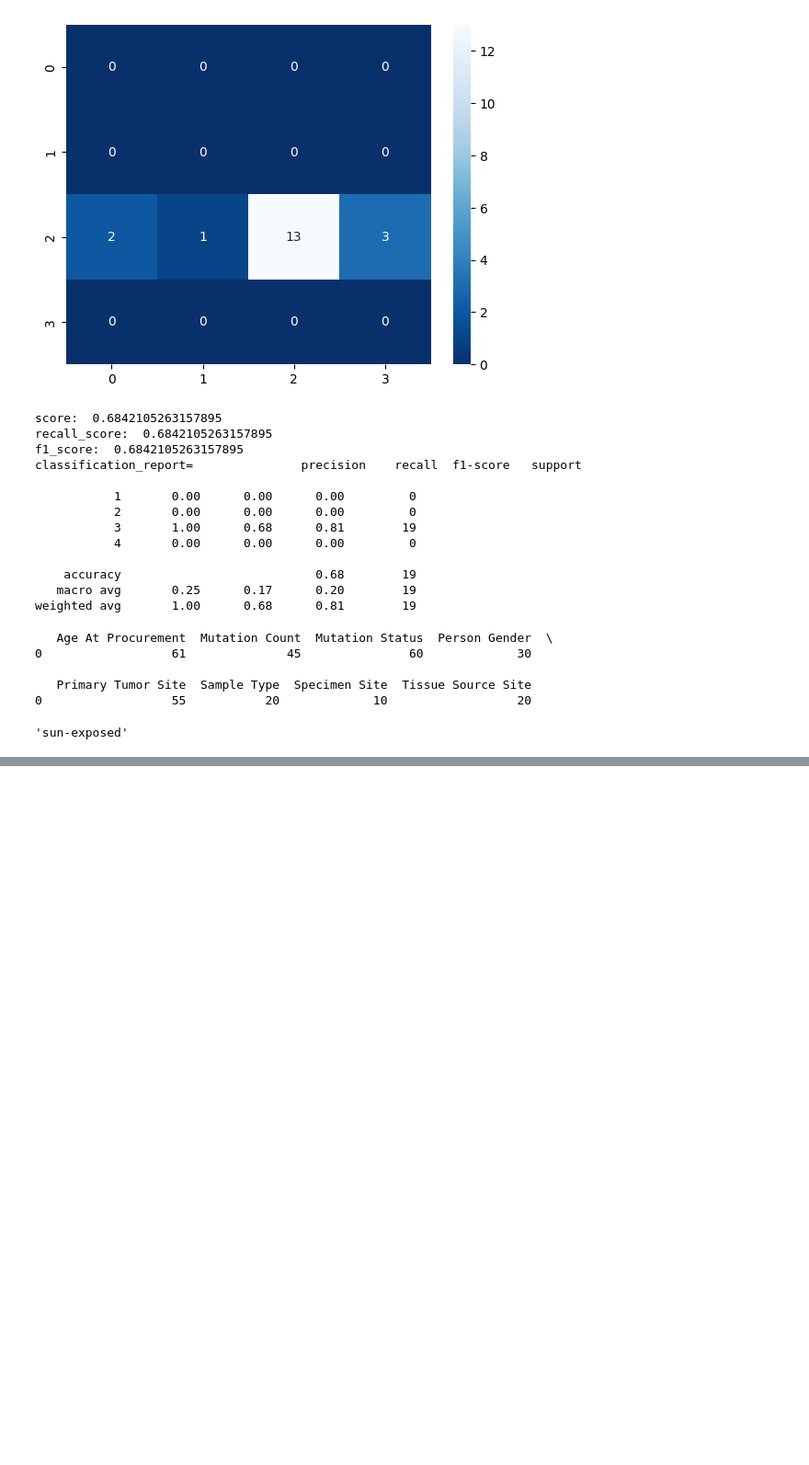
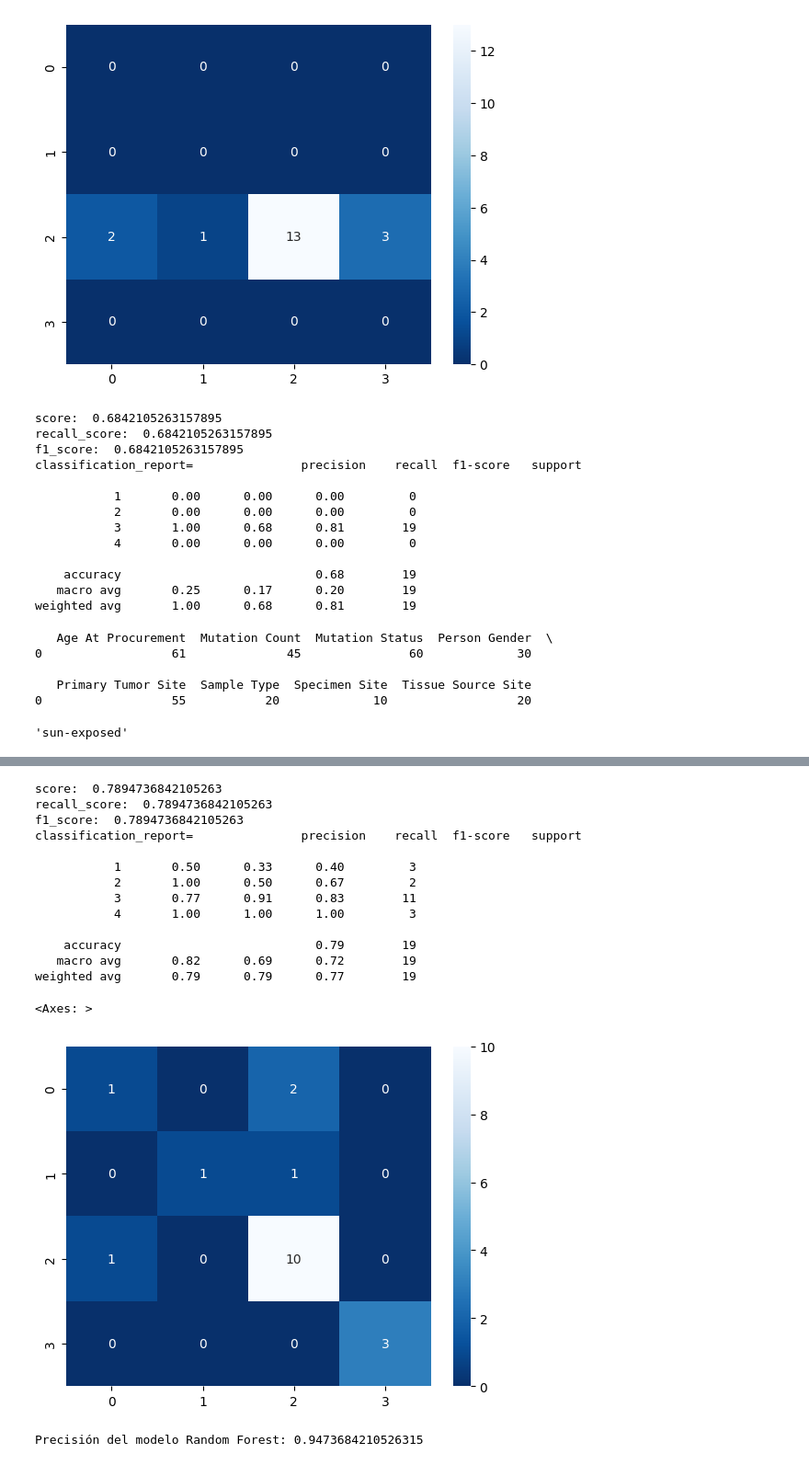
Before and after one commit to xexeyt5/trabajos-ciencia-de-datos, a Jupyter notebook: piel.ipynb, the cells around one changed output, grey strips where cells are left out. Shown at 92% size. Drawn from its saved outputs; the diff is of its cells as text; code cells hidden in the pictures; blank space fills up the shorter version.

Commit message:
nuevos modeloss

```diff
--- a/piel.ipynb
+++ b/piel.ipynb
@@ -408,0 +427,32 @@ weighted avg       0.77      0.84      0.79        19
+# %%
+#modelo Naive Bayes
+svm = GaussianNB()
+modelo = svm.fit(xtrain, ytrain)
+prediccion = modelo.predict(xtest)
+# %%
+print('score: ',modelo.score(xtest, ytest))
+
+print('recall_score: ', recall_score(prediccion,ytest, average='micro'))
+
+print('f1_score: ', f1_score(prediccion,ytest,  average='micro'))
+
+print('classification_report=', classification_report(prediccion, ytest))
+
+cf= confusion_matrix(prediccion, ytest)
+asns.heatmap(cf, annot=True, cmap='Blues_r')
+# %% [output]
+score:  0.7894736842105263
+recall_score:  0.7894736842105263
+f1_score:  0.7894736842105263
+classification_report=               precision    recall  f1-score   support
+
+           1       0.50      0.33      0.40         3
+           2       1.00      0.50      0.67         2
+           3       0.77      0.91      0.83        11
+           4       1.00      1.00      1.00         3
+
+    accuracy                           0.79        19
+   macro avg       0.82      0.69      0.72        19
+weighted avg       0.79      0.79      0.77        19
+<Axes: >
+[figure, added]
@@ -408,0 +461,7 @@ weighted avg       0.77      0.84      0.79        19
+# %%
+# Crear y entrenar el modelo Random Forest
+svm = RandomForestClassifier(n_estimators=100, random_state=0)
+modelo = svm.fit(xtrain, ytrain)
+prediccion = modelo.predict(xtest)
+# %% [output]
+Precisión del modelo Random Forest: 0.9473684210526315
```
Also changed, not shown: parts of 11 cells of this notebook.
